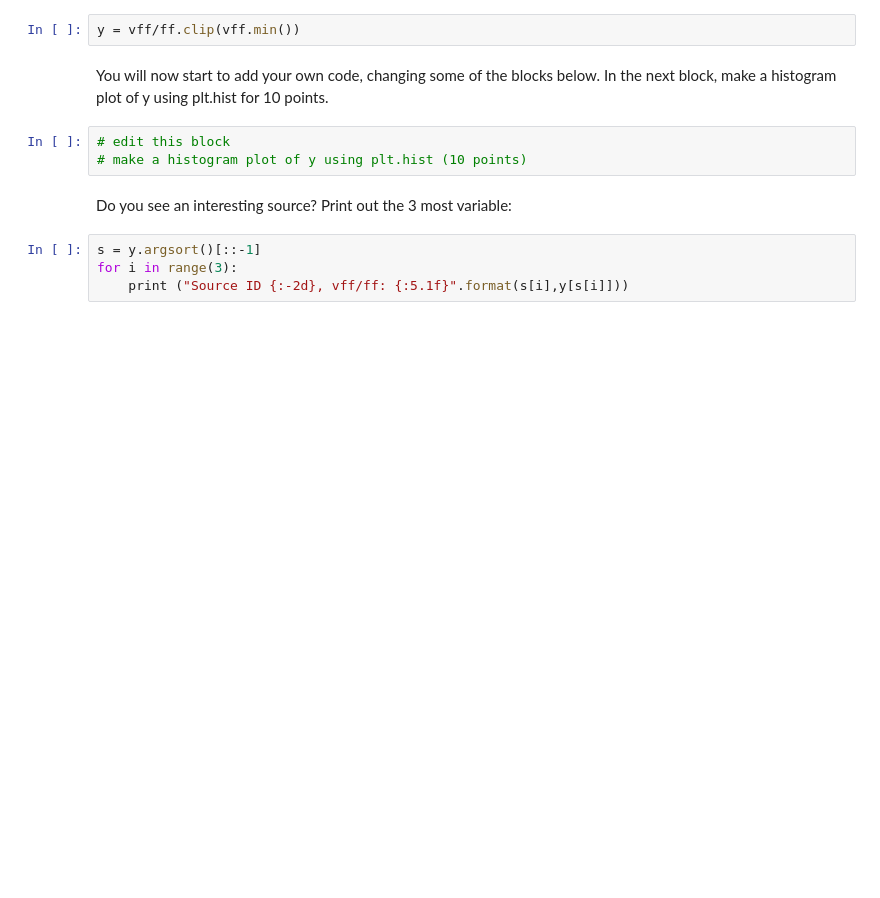
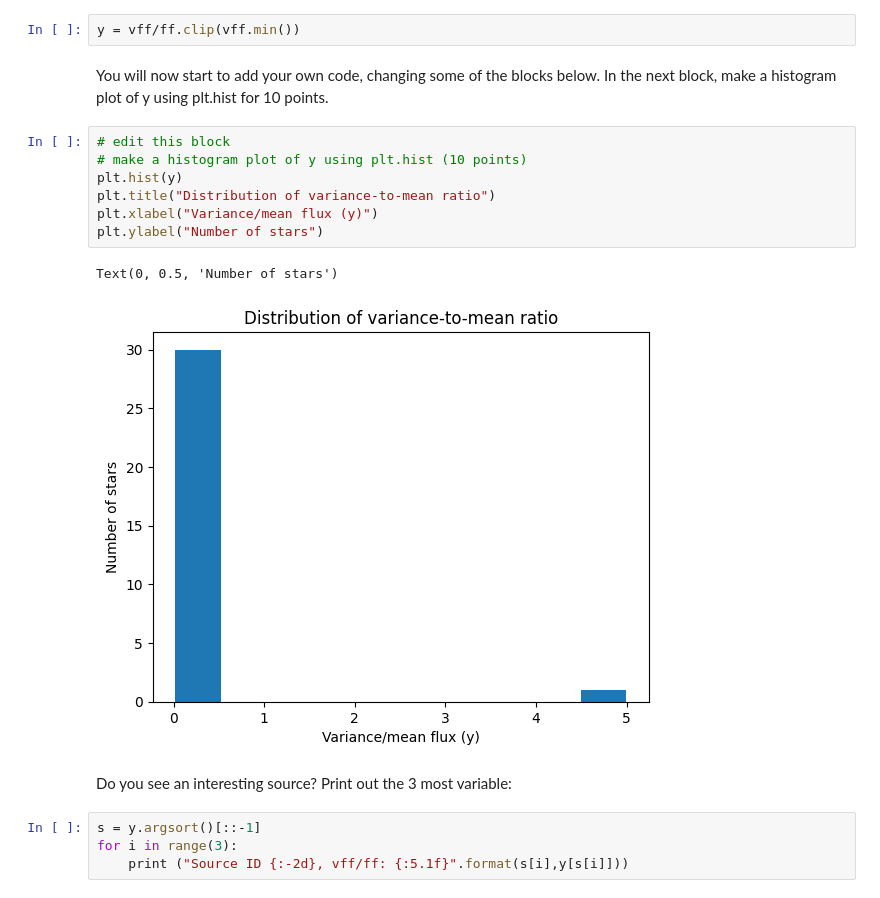
Before and after one commit to not-rudy/Engineering-Systems-and-Experimental-Problem-Solving, a Jupyter notebook: Final_Project_Visualization.ipynb, the cells around one changed output. Saved outputs shown, nothing was run; the diff lists cells and outputs as text; blank space fills up the shorter version.

```diff
--- a/Final_Project_Visualization.ipynb
+++ b/Final_Project_Visualization.ipynb
@@ -93,6 +156,13 @@ In the next block, make a histogram plot of y using plt.hist for 10 points.
 # %%
 # edit this block
 # make a histogram plot of y using plt.hist (10 points)
+plt.hist(y)
+plt.title("Distribution of variance-to-mean ratio")
+plt.xlabel("Variance/mean flux (y)")
+plt.ylabel("Number of stars")
+# %% [output]
+Text(0, 0.5, 'Number of stars')
+[figure, added]
 # %% [markdown]
 Do you see an interesting source?  Print out the 3 most variable:
 # %%
```
Also changed, not shown: parts of 17 cells of this notebook.
